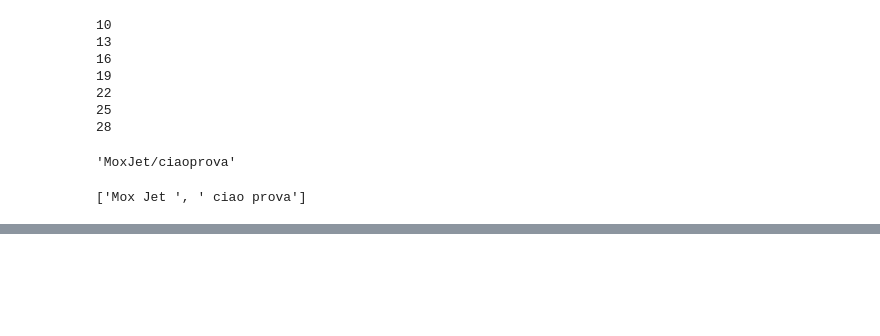
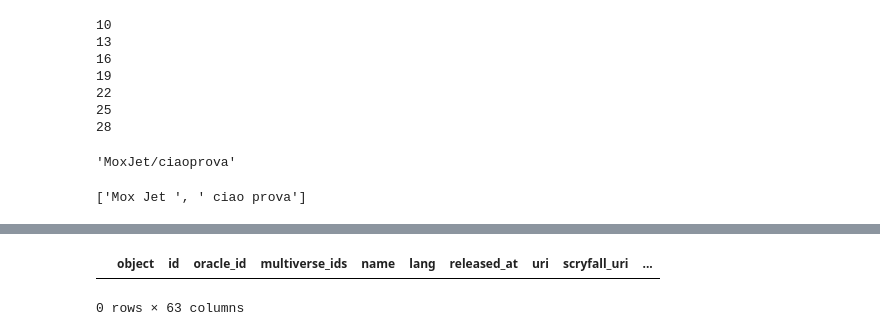
Before and after one commit to Mariodraghidicomodo/elaborato, a Jupyter notebook: progetto_data_scienze/codice/test2.ipynb, the cells around one changed output, grey strips where cells are left out. Cells and saved outputs as stored; diff of their text form; code cells hidden in the pictures; blank space fills up the shorter version.

```diff
--- a/progetto_data_scienze/codice/test2.ipynb
+++ b/progetto_data_scienze/codice/test2.ipynb
@@ -193,0 +214,5 @@ splitprova
+# %%
+prova2[prova2.id == prova2.uuid]
+# %% [output]
+|  | object | id | oracle_id | multiverse_ids | name | lang | released_at | uri | scryfall_uri | ... |
+0 rows × 63 columns
```
Also changed, not shown: parts of 4 cells of this notebook, 1 other file.
